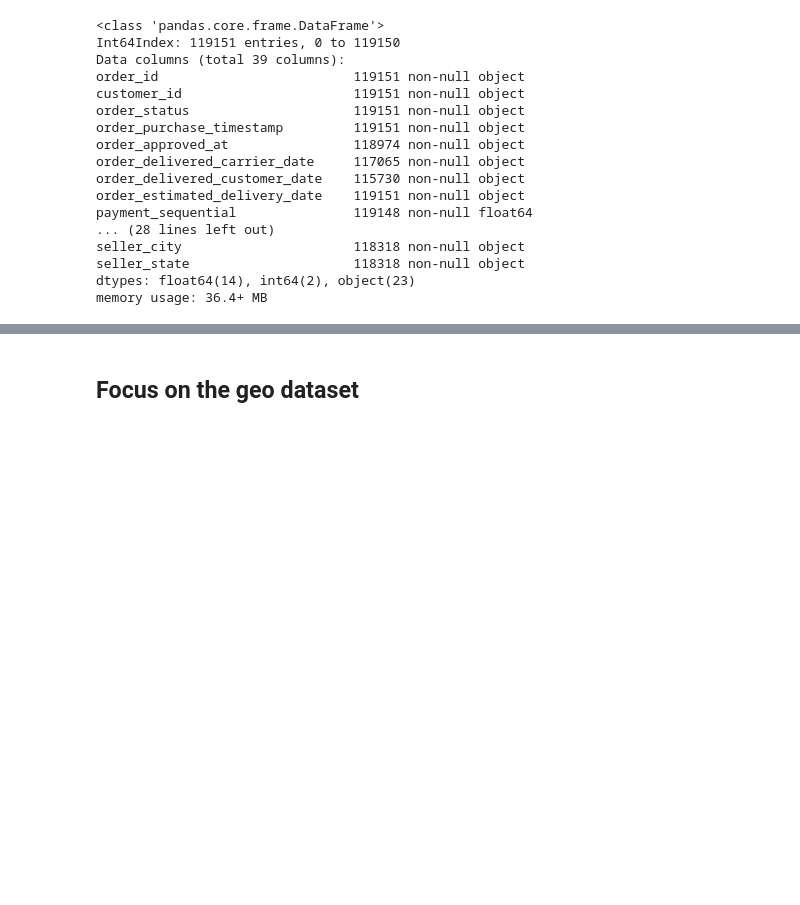
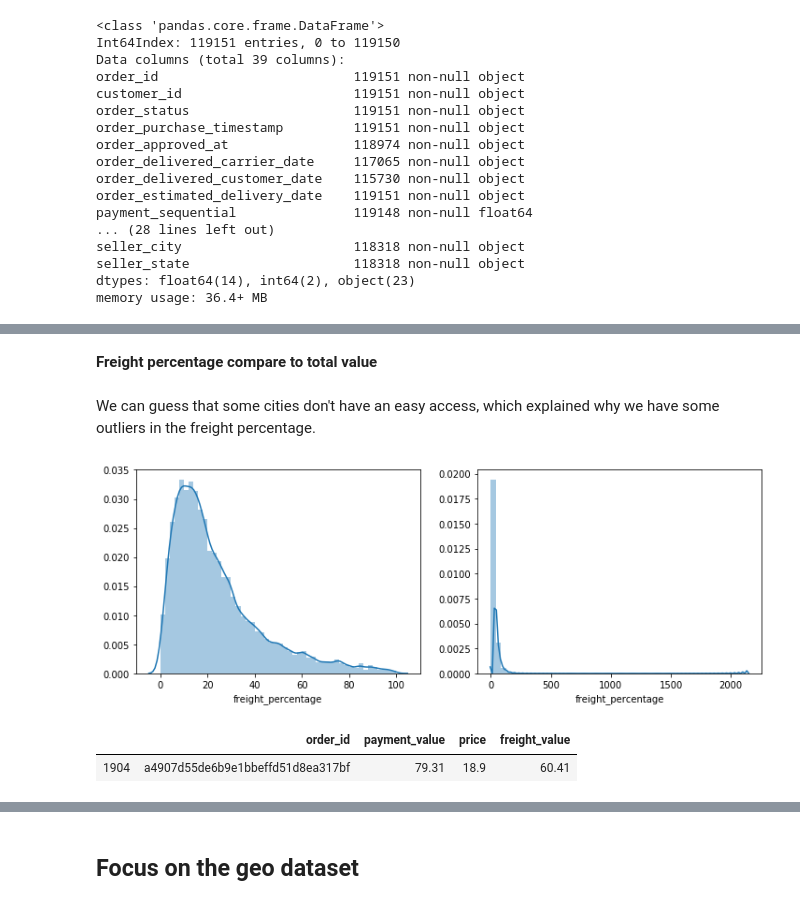
Before and after one commit to JulesLB/OpenClassroomsProject, a Jupyter notebook: Project5/Project5_Exploratory.ipynb, the cells around one changed output, grey strips where cells are left out. Saved outputs shown, nothing was run; the diff lists cells and outputs as text; code cells hidden in the pictures; blank space fills up the shorter version.

```diff
--- a/Project5/Project5_Exploratory.ipynb
+++ b/Project5/Project5_Exploratory.ipynb
@@ -113,0 +241,52 @@ memory usage: 36.4+ MB
+# %%
+#Get order id with more that 1 item purchased
+a = pd.DataFrame(df.groupby(by='order_id')['order_item_id'].sum() > df.groupby(by='order_id')['order_item_id'].count())
+
+#Get sum price
+a['sum_price'] = df.groupby(by='order_id')['price'].sum()
+
+#Transform the dataframe so that it can be merge with the original df
+a['order_id'] = a.index
+a = a.reset_index(drop=True)
+a.columns = ['more_one_item','sum_price','order_id']
+df = df.merge(a, on='order_id', how='left')
+# %%
+#Get the total price, if more than one item, sum the price of each item
+def total_price(row):
+    if row['more_one_item']:
+        return row['sum_price']
+    else:
+        return row['price']
+
+df['total_price'] = df.apply(lambda row: total_price(row), axis=1)
+
+#Drop the redundant columns
+df.drop(columns=['more_one_item','sum_price'],inplace = True)
+del a
+# %% [markdown]
+**Freight percentage compare to total value**
+# %% [markdown]
+We can guess that some cities don't have an easy access, which explained why we have some outliers in the freight percentage.
+# %%
+#Get the freight percentage of a product
+df['freight_percentage'] = df['freight_value']/df['total_price']*100
+
+# df['freight_percentage'] = df['freight_percentage'].apply(lambda x: x if x<100 else 100)
+# %%
+fig = plt.figure(figsize=(12,4))
+ax1 = fig.add_subplot(121)
+ax2 = fig.add_subplot(122)
+# ax2 = fig.add_subplot(122)
+sns.distplot(df['freight_percentage'][df['freight_percentage']<100],ax=ax1)
+sns.distplot(df['freight_percentage'],ax=ax2)
+plt.show()
+# sns.distplot(np.log(1+a['freight_value']/a['price']*100),ax=ax2)
+# %% [output]
+[figure, added]
+# %%
+# #Checking of value where freight % is higher than 100%
+# df[['order_id','total_price','payment_installments','payment_value','price','freight_value']][df['freight_percentage']>200][:10]
+df[['order_id','payment_value','price','freight_value']][df['order_id']=='a4907d55de6b9e1bbeffd51d8ea317bf']
+# %% [output]
+|  | order_id | payment_value | price | freight_value |
+| 1904 | a4907d55de6b9e1bbeffd51d8ea317bf | 79.31 | 18.9 | 60.41 |
```
Also changed, not shown: parts of 146 cells of this notebook, 1 other file.
